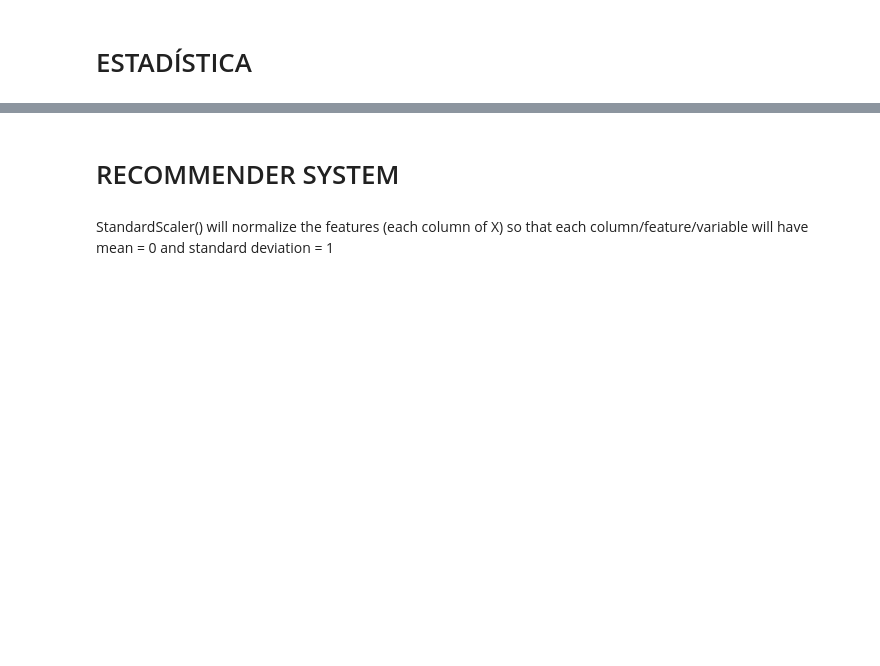
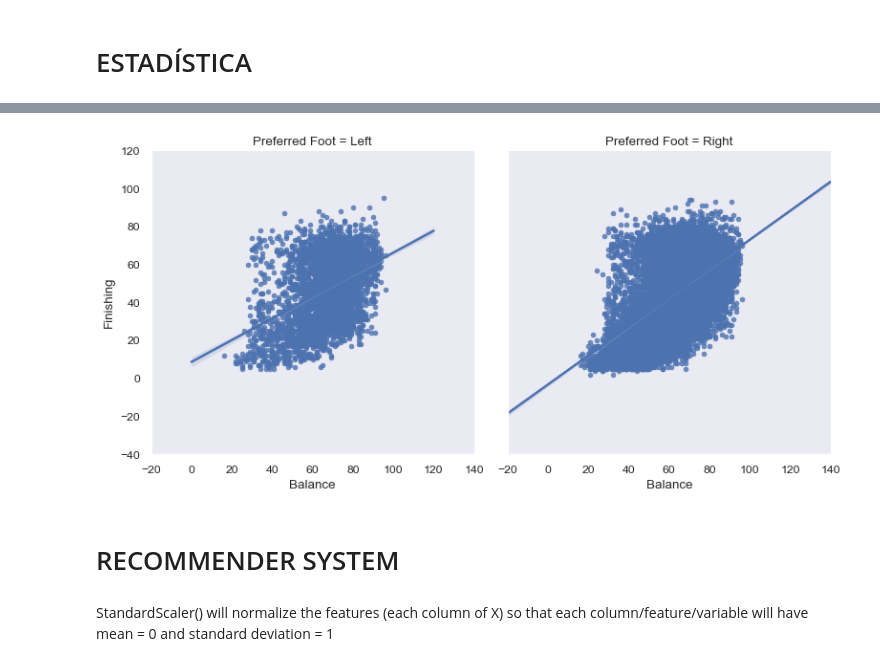
Before and after one commit to JMCass/datamex1019, a Jupyter notebook: final-project/main.ipynb, the cells around one changed output, grey strips where cells are left out. Cells and saved outputs as stored; diff of their text form; code cells hidden in the pictures; blank space fills up the shorter version.

```diff
--- a/final-project/main.ipynb
+++ b/final-project/main.ipynb
@@ -867,3 +1100,7 @@ sns.lmplot(x = 'Stamina', y = 'SprintSpeed', data = fifadb, col = 'Preferred Foo
+# %%
+sns.lmplot(x = 'Balance', y = 'Finishing', data = fifadb, col = 'Preferred Foot');
+# %% [output]
+[figure, added]
 # %% [markdown]
 # RECOMMENDER SYSTEM
 # %%
```
Also changed, not shown: parts of 36 cells of this notebook, 1 other file.
